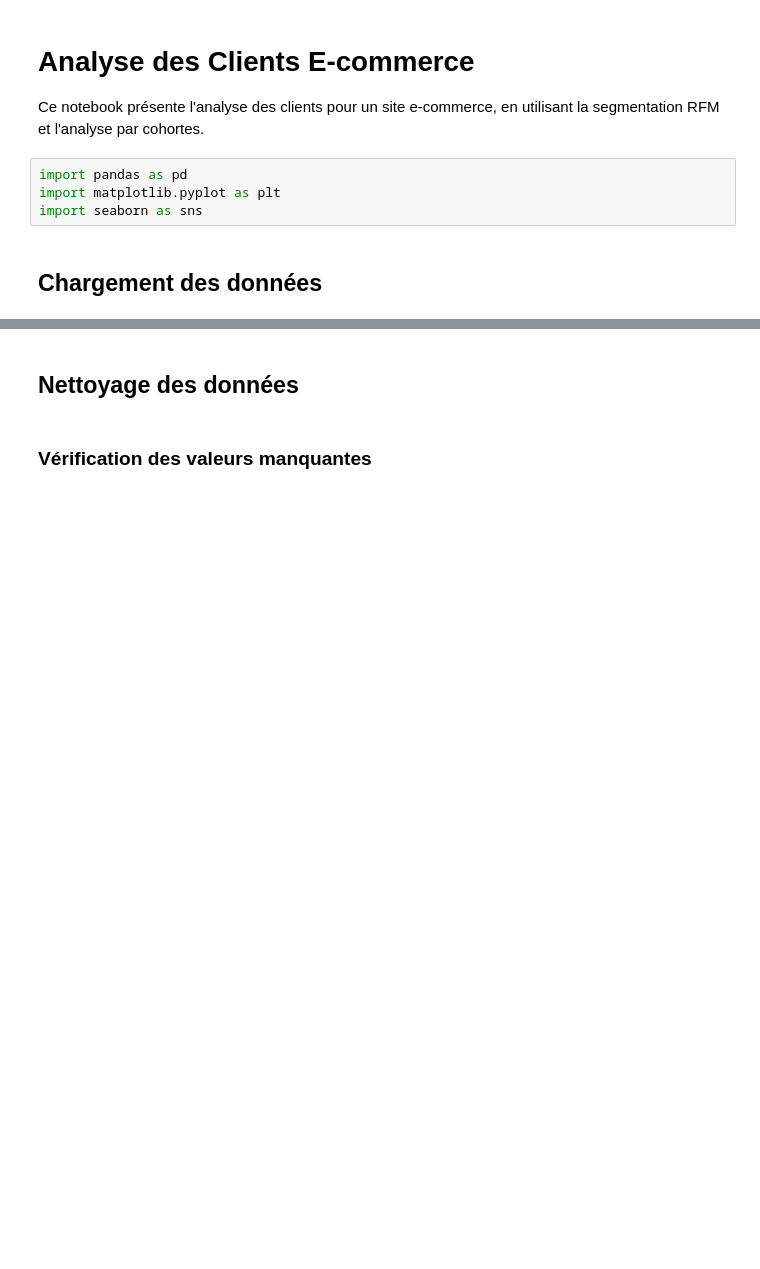
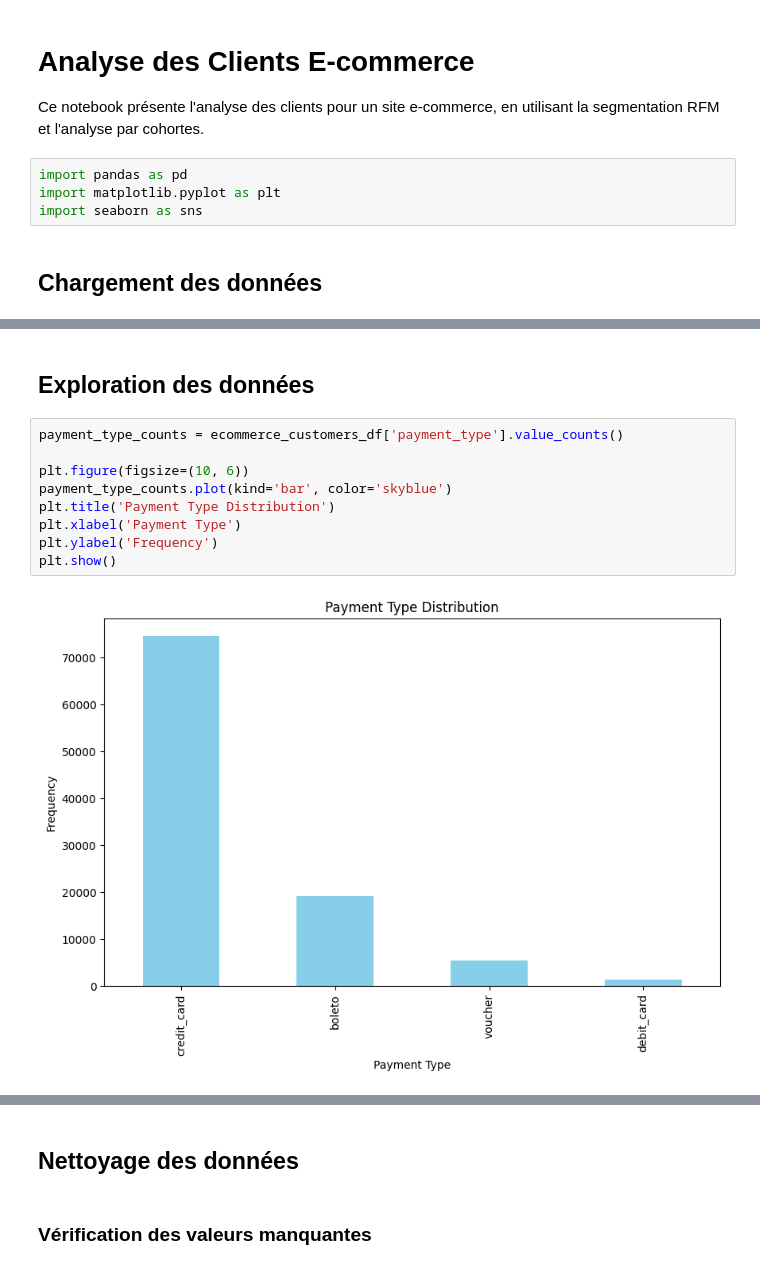
Before and after one commit to Jscallen/Projet_clustering, a Jupyter notebook: e-commerce/e-commerce.ipynb, the cells around one changed output, grey strips where cells are left out. Saved outputs shown, nothing was run; the diff lists cells and outputs as text; blank space fills up the shorter version.

```diff
--- a/e-commerce/e-commerce.ipynb
+++ b/e-commerce/e-commerce.ipynb
@@ -19,3 +19,16 @@ ecommerce_customers_df.head()
 | 2 | 2 | e481f51cbdc54678b7cc49136f2d6af7 | 9ef432eb6251297304e76186b10a928d | delivered | 2017-10-02 10:56:33 | 2017-10-10 21:25:13 | ... |
 | 3 | 3 | 53cdb2fc8bc7dce0b6741e2150273451 | b0830fb4747a6c6d20dea0b8c802d7ef | delivered | 2018-07-24 20:41:37 | 2018-08-07 15:27:45 | ... |
 | 4 | 4 | 47770eb9100c2d0c44946d9cf07ec65d | 41ce2a54c0b03bf3443c3d931a367089 | delivered | 2018-08-08 08:38:49 | 2018-08-17 18:06:29 | ... |
+# %% [markdown]
+## Exploration des données
+# %%
+payment_type_counts = ecommerce_customers_df['payment_type'].value_counts()
+
+plt.figure(figsize=(10, 6))
+payment_type_counts.plot(kind='bar', color='skyblue')
+plt.title('Payment Type Distribution')
+plt.xlabel('Payment Type')
+plt.ylabel('Frequency')
+plt.show()
+# %% [output]
+[figure, added]
```
Also changed, not shown: parts of 12 cells of this notebook, 2 other files.
